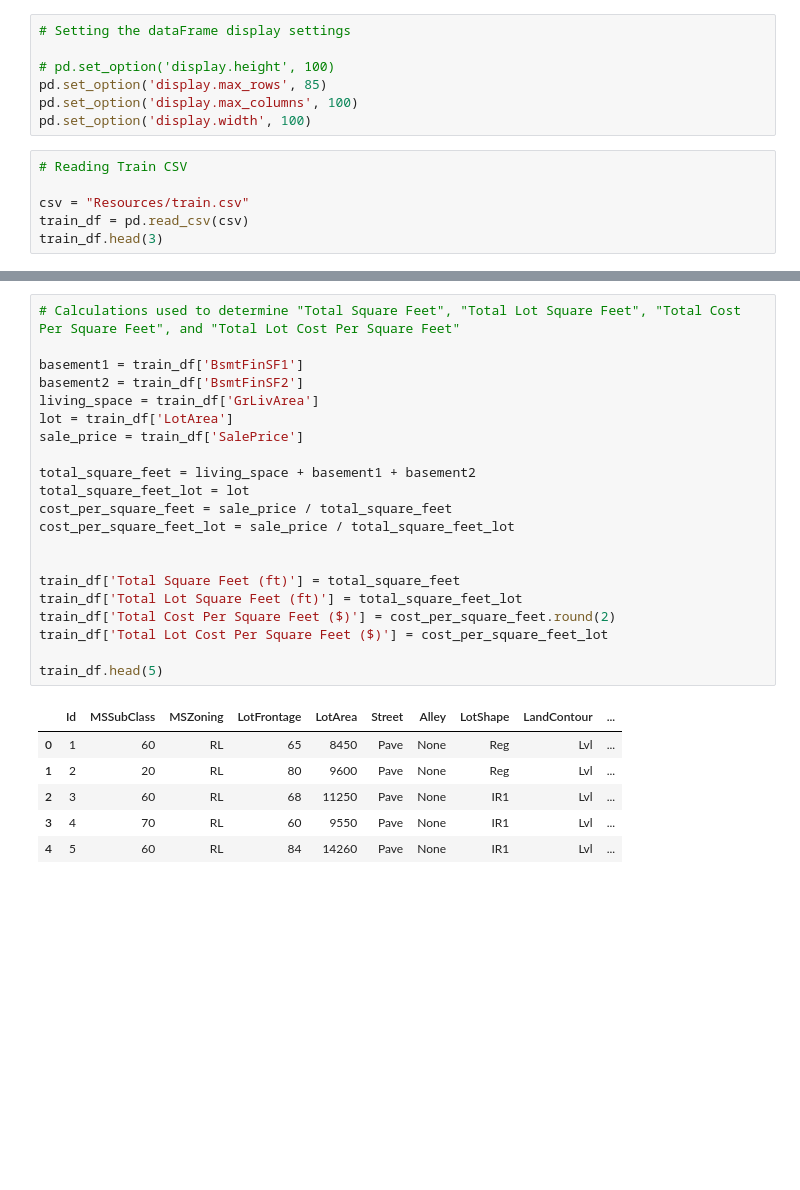
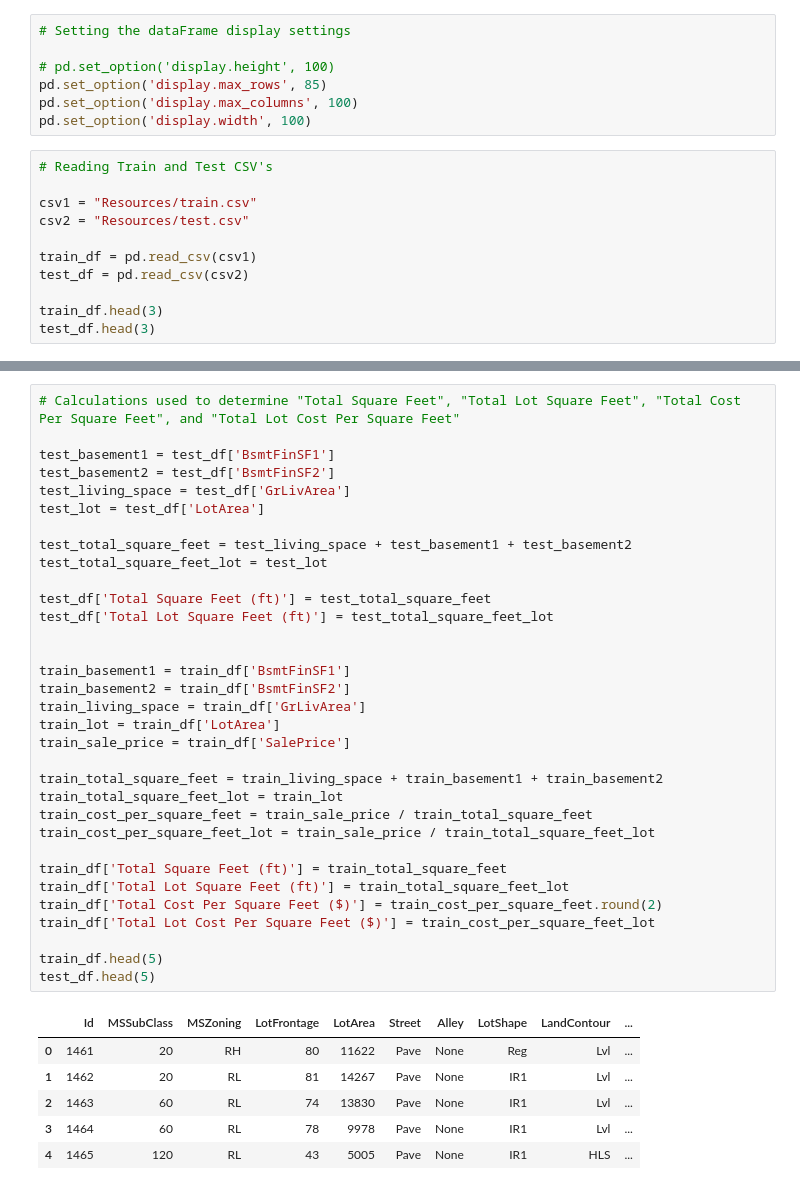
Before and after one commit to blakefreeman2/HousingPrices, a Jupyter notebook: housing_prices_cleaned.ipynb, the cells around one changed output, grey strips where cells are left out. Drawn from its saved outputs; the diff is of its cells as text; blank space fills up the shorter version.

```diff
--- a/housing_prices_cleaned.ipynb
+++ b/housing_prices_cleaned.ipynb
@@ -13,10 +13,15 @@ pd.set_option('display.max_rows', 85)
 pd.set_option('display.max_columns', 100)
 pd.set_option('display.width', 100)
 # %%
-# Reading Train CSV
+# Reading Train and Test CSV's
 
-csv = "Resources/train.csv"
-train_df = pd.read_csv(csv)
+csv1 = "Resources/train.csv"
+csv2 = "Resources/test.csv"
+
+train_df = pd.read_csv(csv1)
+test_df = pd.read_csv(csv2)
+
 train_df.head(3)
+test_df.head(3)
 # %% [output]
 |  | Id | MSSubClass | MSZoning | LotFrontage | LotArea | Street | Alley | LotShape | LandContour | ... |
@@ -121,28 +152,40 @@ train_df.head(5)
 # %%
 # Calculations used to determine "Total Square Feet", "Total Lot Square Feet", "Total Cost Per Square Feet", and "Total Lot Cost Per Square Feet"
 
-basement1 = train_df['BsmtFinSF1']
-basement2 = train_df['BsmtFinSF2']
-living_space = train_df['GrLivArea']
-lot = train_df['LotArea']
-sale_price = train_df['SalePrice']
+test_basement1 = test_df['BsmtFinSF1']
+test_basement2 = test_df['BsmtFinSF2']
+test_living_space = test_df['GrLivArea']
+test_lot = test_df['LotArea']
 
-total_square_feet = living_space + basement1 + basement2
-total_square_feet_lot = lot
-cost_per_square_feet = sale_price / total_square_feet
-cost_per_square_feet_lot = sale_price / total_square_feet_lot
+test_total_square_feet = test_living_space + test_basement1 + test_basement2
+test_total_square_feet_lot = test_lot
+
+test_df['Total Square Feet (ft)'] = test_total_square_feet
+test_df['Total Lot Square Feet (ft)'] = test_total_square_feet_lot
 
 
-train_df['Total Square Feet (ft)'] = total_square_feet
-train_df['Total Lot Square Feet (ft)'] = total_square_feet_lot
-train_df['Total Cost Per Square Feet ($)'] = cost_per_square_feet.round(2)
-train_df['Total Lot Cost Per Square Feet ($)'] = cost_per_square_feet_lot
+train_basement1 = train_df['BsmtFinSF1']
+train_basement2 = train_df['BsmtFinSF2']
+train_living_space = train_df['GrLivArea']
+train_lot = train_df['LotArea']
+train_sale_price = train_df['SalePrice']
+
+train_total_square_feet = train_living_space + train_basement1 + train_basement2
+train_total_square_feet_lot = train_lot
+train_cost_per_square_feet = train_sale_price / train_total_square_feet
+train_cost_per_square_feet_lot = train_sale_price / train_total_square_feet_lot
+
+train_df['Total Square Feet (ft)'] = train_total_square_feet
+train_df['Total Lot Square Feet (ft)'] = train_total_square_feet_lot
+train_df['Total Cost Per Square Feet ($)'] = train_cost_per_square_feet.round(2)
+train_df['Total Lot Cost Per Square Feet ($)'] = train_cost_per_square_feet_lot
 
 train_df.head(5)
+test_df.head(5)
 # %% [output]
 |  | Id | MSSubClass | MSZoning | LotFrontage | LotArea | Street | Alley | LotShape | LandContour | ... |
-| 0 | 1 | 60 | RL | 65 | 8450 | Pave | None | Reg | Lvl | ... |
-| 1 | 2 | 20 | RL | 80 | 9600 | Pave | None | Reg | Lvl | ... |
-| 2 | 3 | 60 | RL | 68 | 11250 | Pave | None | IR1 | Lvl | ... |
-| 3 | 4 | 70 | RL | 60 | 9550 | Pave | None | IR1 | Lvl | ... |
-| 4 | 5 | 60 | RL | 84 | 14260 | Pave | None | IR1 | Lvl | ... |
+| 0 | 1461 | 20 | RH | 80 | 11622 | Pave | None | Reg | Lvl | ... |
+| 1 | 1462 | 20 | RL | 81 | 14267 | Pave | None | IR1 | Lvl | ... |
+| 2 | 1463 | 60 | RL | 74 | 13830 | Pave | None | IR1 | Lvl | ... |
+| 3 | 1464 | 60 | RL | 78 | 9978 | Pave | None | IR1 | Lvl | ... |
+| 4 | 1465 | 120 | RL | 43 | 5005 | Pave | None | IR1 | HLS | ... |
```
Also changed, not shown: parts of 8 cells of this notebook, 1 other file.
